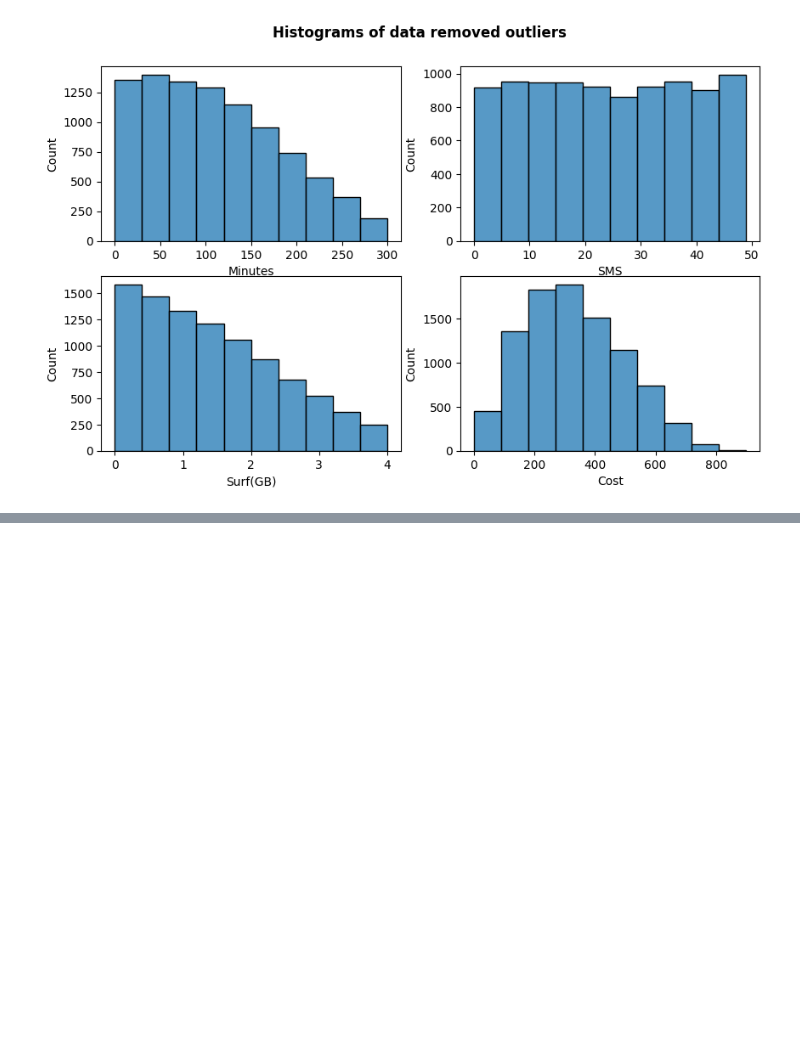
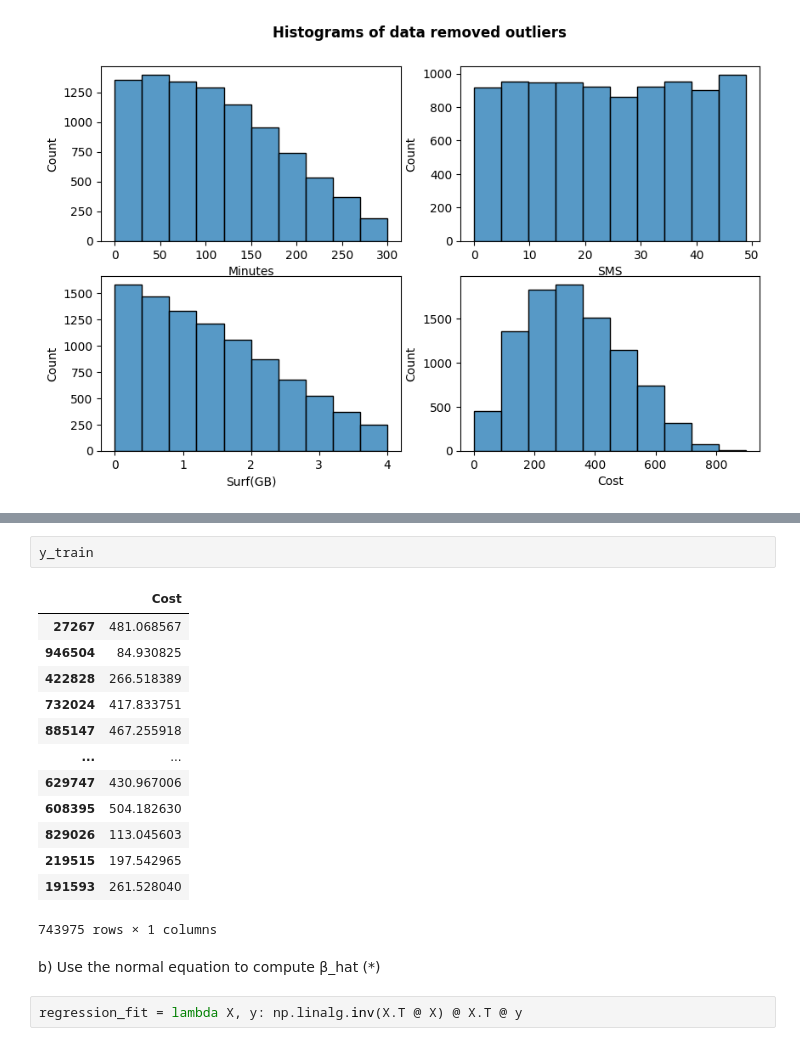
Before and after one commit to yuna-liu/Maskininlarning-Yuna-Liu, a Jupyter notebook: Exercises/E00_linear_regression.ipynb, the cells around one changed output, grey strips where cells are left out. Saved outputs shown, nothing was run; the diff lists cells and outputs as text; blank space fills up the shorter version.

```diff
--- a/Exercises/E00_linear_regression.ipynb
+++ b/Exercises/E00_linear_regression.ipynb
@@ -584,0 +574,20 @@ X_test_intercept
+# %%
+y_train
+# %% [output]
+|  | Cost |
+| 27267 | 481.068567 |
+| 946504 | 84.930825 |
+| 422828 | 266.518389 |
+| 732024 | 417.833751 |
+| 885147 | 467.255918 |
+| ... | ... |
+| 629747 | 430.967006 |
+| 608395 | 504.182630 |
+| 829026 | 113.045603 |
+| 219515 | 197.542965 |
+| 191593 | 261.528040 |
+743975 rows × 1 columns
+# %% [markdown]
+b) Use the normal equation to compute  β_hat  (*)
+# %%
+regression_fit = lambda X, y: np.linalg.inv(X.T @ X) @ X.T @ y
```
Also changed, not shown: parts of 16 cells of this notebook.
